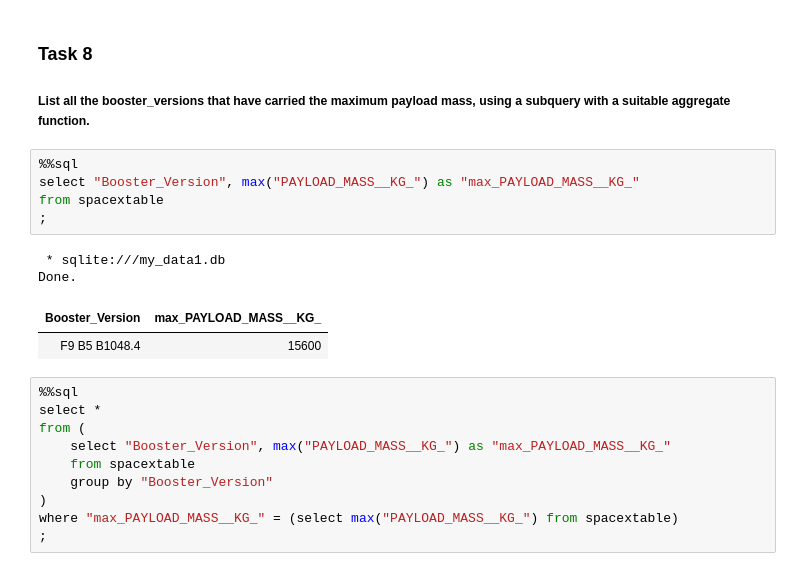
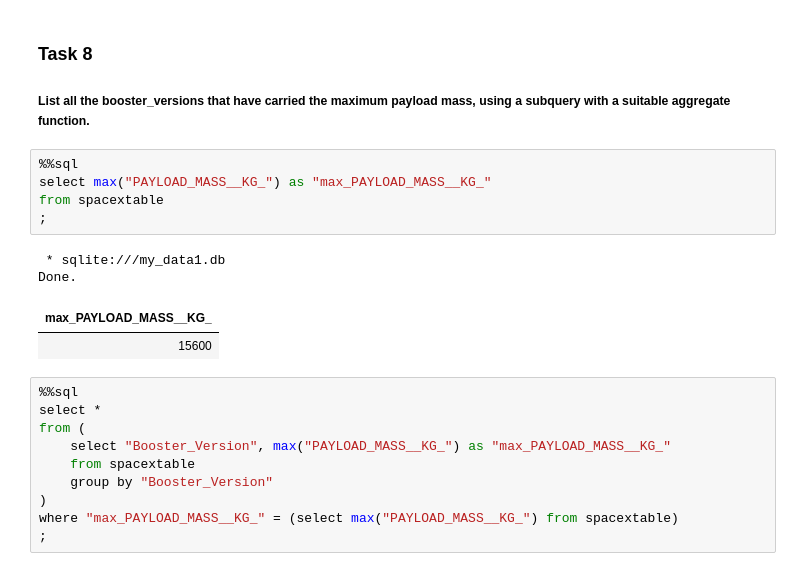
Before and after one commit to PNapat/Applied-Data-Science-Capstone, a Jupyter notebook: jupyter-labs-eda-sql-coursera_sqllite.ipynb, the cells around one changed output. Saved outputs shown, nothing was run; the diff lists cells and outputs as text.

```diff
--- a/jupyter-labs-eda-sql-coursera_sqllite.ipynb
+++ b/jupyter-labs-eda-sql-coursera_sqllite.ipynb
@@ -292,14 +275,14 @@ Done.
 ##### List all the booster_versions that have carried the maximum payload mass, using a subquery with a suitable aggregate function.
 # %%
 %%sql
-select "Booster_Version", max("PAYLOAD_MASS__KG_") as "max_PAYLOAD_MASS__KG_"
+select max("PAYLOAD_MASS__KG_") as "max_PAYLOAD_MASS__KG_"
 from spacextable
 ;
 # %% [output]
  * sqlite:///my_data1.db
 Done.
-| Booster_Version | max_PAYLOAD_MASS__KG_ |
-| F9 B5 B1048.4 | 15600 |
+| max_PAYLOAD_MASS__KG_ |
+| 15600 |
 # %%
 %%sql
 select *
```
Also changed, not shown: parts of 6 cells of this notebook.
